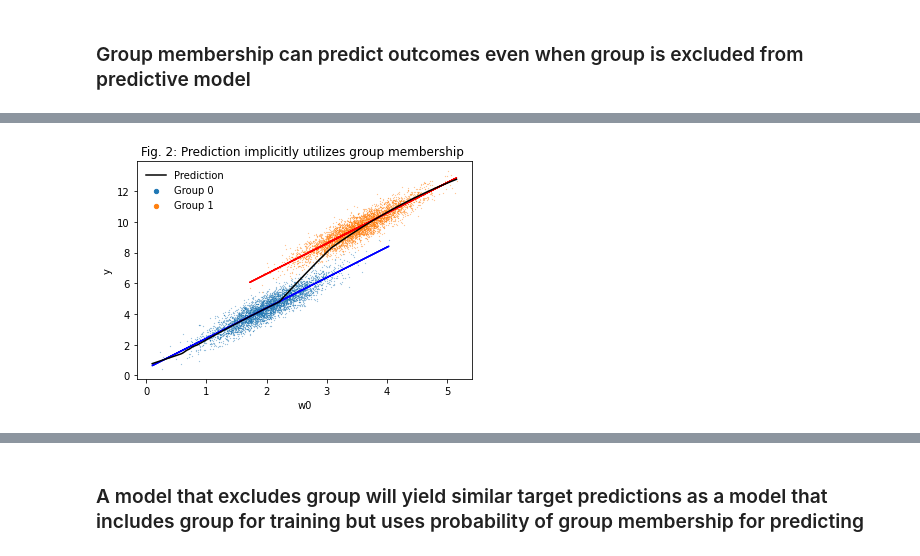
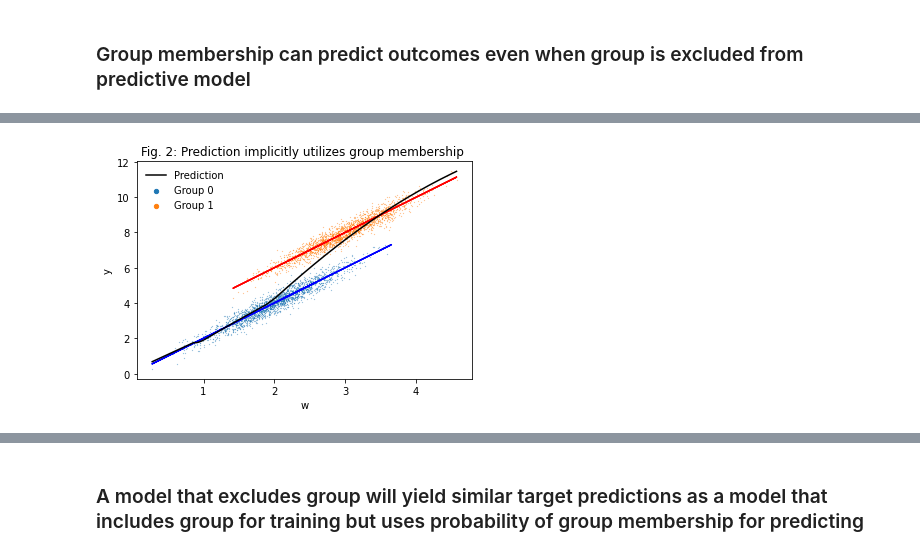
Before and after one commit to kingjosephm/DiscriminationMitigation, a Jupyter notebook: Example.ipynb, the cells around one changed output, grey strips where cells are left out. Cells and saved outputs as stored; diff of their text form; code cells hidden in the pictures.

```diff
--- a/Example.ipynb
+++ b/Example.ipynb
@@ -56,5 +76,6 @@ def simple_synth(n=8000, class_prob=0.5, gamma=np.matrix([[2,3.5],[.4,.6]]), alp
 # %%
-synth = simple_synth()
-print(synth.head())
-print("\n", synth.shape)
+N = 4000
+data= dgp(4000)
+print(data.head())
+print("\n", data.shape)
 # %% [output]
@@ -73,20 +94,20 @@ Fundamentally, if cross-group differences in the distribution of the target vari
 
 The following series of figures illustrate statistical discrimination against groups and how it can occur even when class variables are omitted from the model.
 # %%
-c0_grp = synth.loc[synth["c0"] == 1]
-c1_grp = synth.loc[synth["c1"] == 1]
+g0_grp = data.loc[data["g0"] == 1]
+g1_grp = data.loc[data["g1"] == 1]
 
 # Estimate fitted values from a linear regression model
-c0_pred = LinearRegression().fit(c0_grp[["w0"]], c0_grp["y"]).predict(c0_grp[["w0"]])
-c1_pred = LinearRegression().fit(c1_grp[["w0"]], c1_grp["y"]).predict(c1_grp[["w0"]])
+g0_pred = LinearRegression().fit(g0_grp[["w"]], g0_grp["y"]).predict(g0_grp[["w"]])
+g1_pred = LinearRegression().fit(g1_grp[["w"]], g1_grp["y"]).predict(g1_grp[["w"]])
 
 # Scatter & line plot using Matplotlib
-plt.scatter(c0_grp["w0"], c0_grp["y"], label='Group 0', s=0.03)
-plt.scatter(c1_grp["w0"], c1_grp["y"], label='Group 1', s=0.03)
-plt.plot(c0_grp["w0"], c0_pred)
-plt.plot(c1_grp["w0"], c1_pred)
+plt.scatter(g0_grp["w"], g0_grp["y"], label='Group 0', s=0.03)
+plt.scatter(g1_grp["w"], g1_grp["y"], label='Group 1', s=0.03)
+plt.plot(g0_grp["w"], g0_pred)
+plt.plot(g1_grp["w"], g1_pred)
 plt.title('Fig. 1')
-plt.xlabel('w0')
+plt.xlabel('w')
 plt.ylabel('y')
 plt.legend(markerscale=25, frameon=False)
 plt.show()
@@ -116,20 +144,20 @@ the **group-excluded model**:  `f(w0)`.
 # Scatter & line plot using Matplotlib
 # Train a Tensorflow Keras deep learning model
 model = keras_model()
-model.fit(synth[['w0']], synth['y'], epochs=60, batch_size=128, verbose=0)
-pred = model.predict(synth[['w0']]) # Generate prediction from model
+model.fit(data[['w']], data['y'], epochs=60, batch_size=128, verbose=0)
+pred = model.predict(data[['w']]) # Generate prediction from model
 # %%
-plt.scatter(c0_grp["w0"], c0_grp["y"], label='Group 0', s=0.03)
-plt.scatter(c1_grp["w0"], c1_grp["y"], label='Group 1', s=0.03)
-plt.plot(c0_grp["w0"], c0_pred, color = "blue")
-plt.plot(c1_grp["w0"], c1_pred, color = "red")
+plt.scatter(g0_grp["w"], g0_grp["y"], label='Group 0', s=0.03)
+plt.scatter(g1_grp["w"], g1_grp["y"], label='Group 1', s=0.03)
+plt.plot(g0_grp["w"], g0_pred, color = "blue")
+plt.plot(g1_grp["w"], g1_pred, color = "red")
 
-plt.plot(synth.sort_values(by="w0")[['w0']], model.predict(synth.sort_values(by="w0")[['w0']]),
+plt.plot(data.sort_values(by="w")[['w']], model.predict(data.sort_values(by="w")[['w']]),
          label='Prediction', color="black")
 plt.title('Fig. 2: Prediction implicitly utilizes group membership ') # do NOT use 'bias'. There is a concrete statistical definition of bias, which does not apply here.  And then there are vague non-statistical ideas of bias which may or may not apply here.
-plt.xlabel('w0')
+plt.xlabel('w')
 plt.ylabel('y')
 plt.legend(markerscale=25, frameon=False)
 plt.show()
 # %% [output]
-[figure, old version]
+[figure, new version]
```
Also changed, not shown: parts of 19 cells of this notebook, 4 other files.
